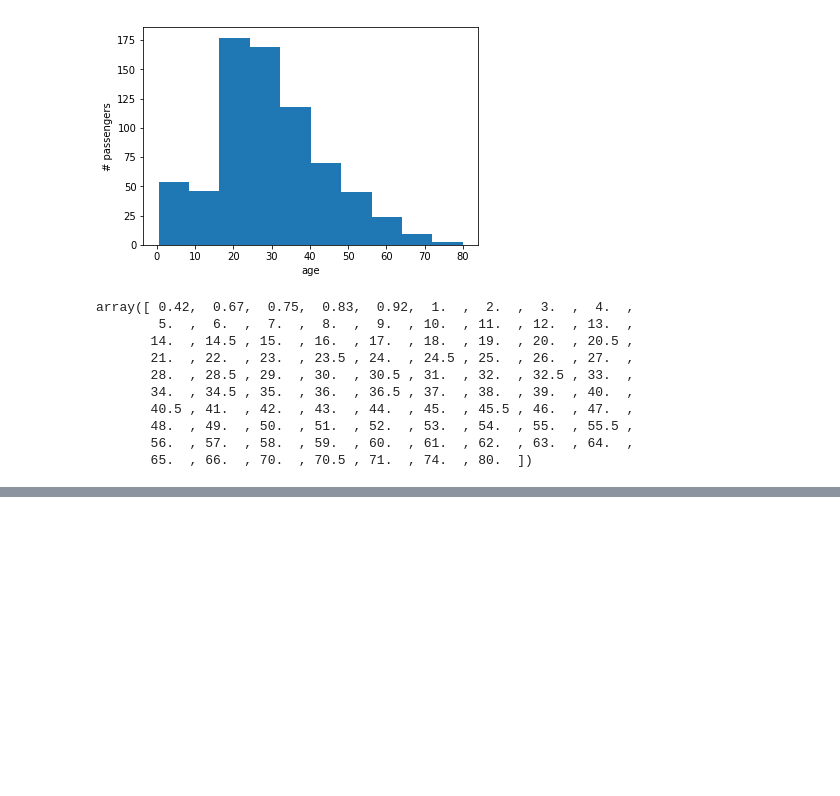
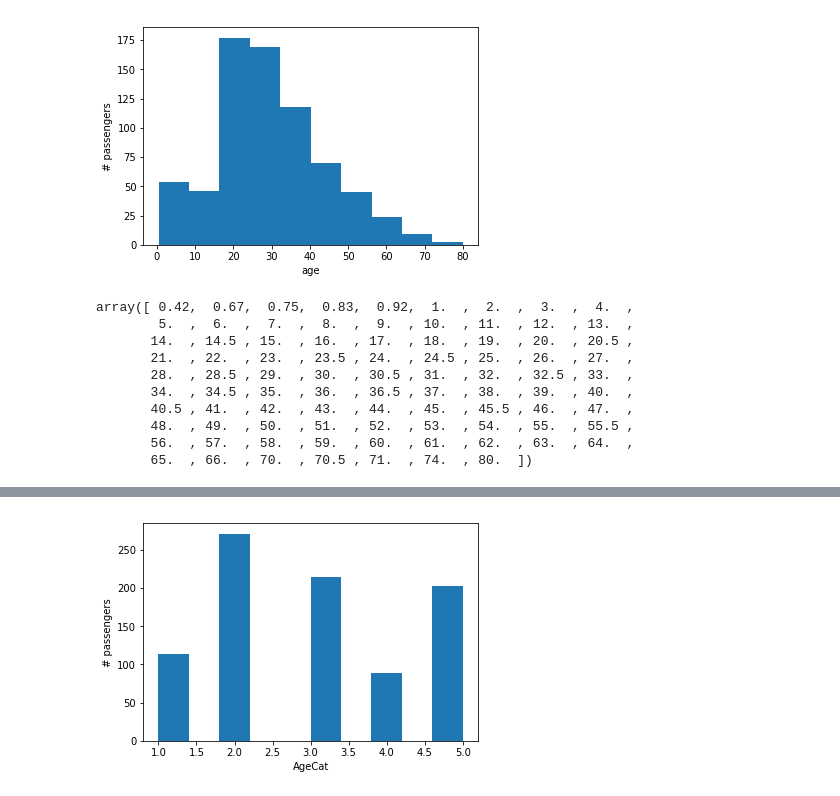
Before and after one commit to mondayn/py, a Jupyter notebook: titanic.ipynb, the cells around one changed output, grey strips where cells are left out. Cells and saved outputs as stored; diff of their text form; code cells hidden in the pictures; blank space fills up the shorter version.

```diff
--- a/titanic.ipynb
+++ b/titanic.ipynb
@@ -93,3 +94,18 @@ array([ 0.42,  0.67,  0.75,  0.83,  0.92,  1.  ,  2.  ,  3.  ,  4.  ,
        48.  , 49.  , 50.  , 51.  , 52.  , 53.  , 54.  , 55.  , 55.5 ,
        56.  , 57.  , 58.  , 59.  , 60.  , 61.  , 62.  , 63.  , 64.  ,
        65.  , 66.  , 70.  , 70.5 , 71.  , 74.  , 80.  ])
+# %%
+def AgeCat (x):
+    if x < 18:
+        return 1
+    elif x < 30:
+        return 2
+    elif x < 45:
+        return 3
+    elif x < 60:
+        return 4
+    else:
+        return 5
+
+train['AgeCat'] = train.Age.apply(lambda x: AgeCat(x))
+train.head()
@@ -96 +119,7 @@ array([ 0.42,  0.67,  0.75,  0.83,  0.92,  1.  ,  2.  ,  3.  ,  4.  ,
+# %%
+plt.ylabel('# passengers')
+plt.xlabel('AgeCat')
+plt.hist(train.AgeCat.dropna());
+# %% [output]
+[figure, added]
 # %%
```
Also changed, not shown: parts of 6 cells of this notebook, 1 other file.
